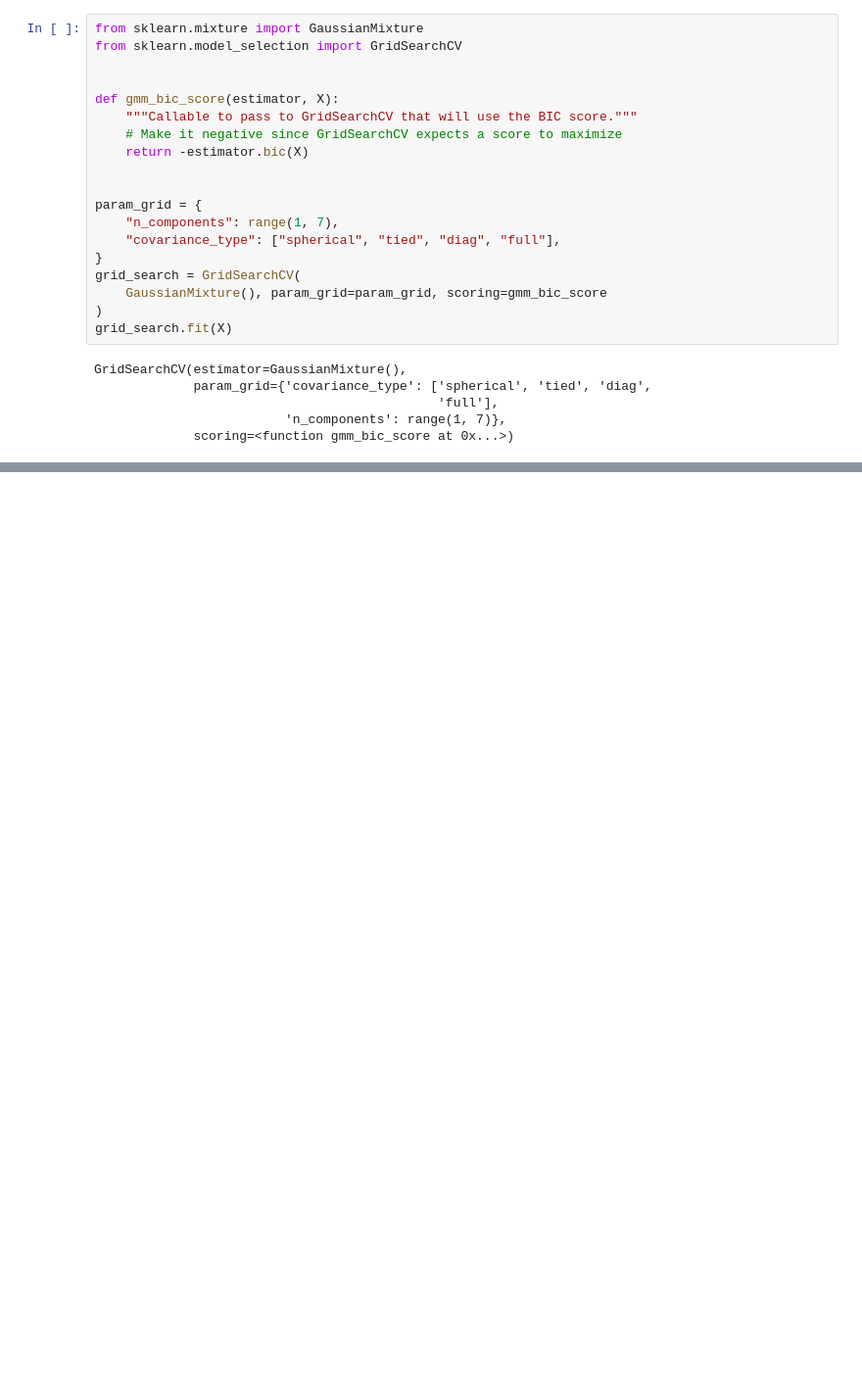
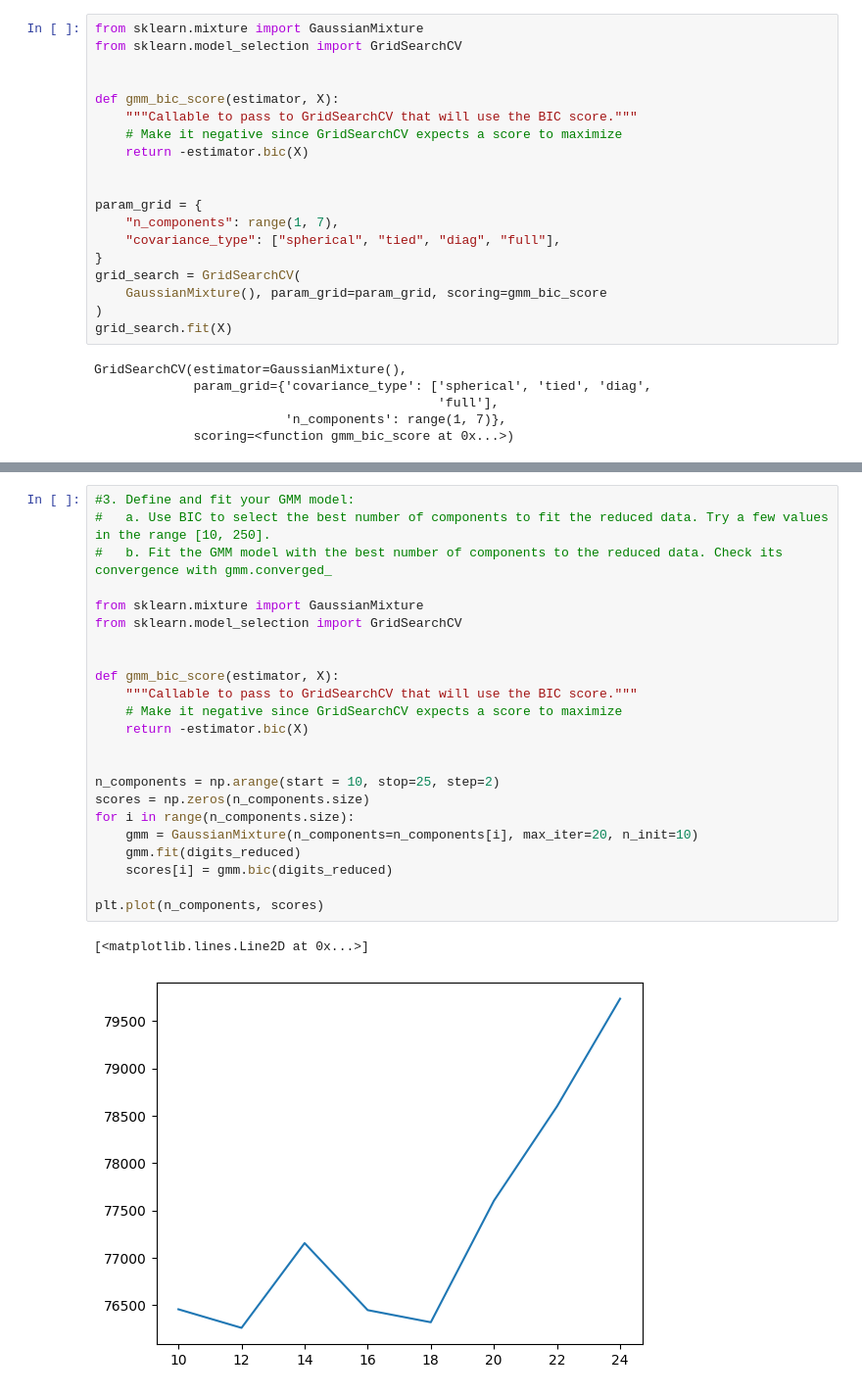
Before and after one commit to giulionenna/ML_DL_LABS, a Jupyter notebook: Lab2/ML_DL_Lab2.ipynb, the cells around one changed output, grey strips where cells are left out. Shown at 98% size. Saved outputs shown, nothing was run; the diff lists cells and outputs as text; blank space fills up the shorter version.

```diff
--- a/Lab2/ML_DL_Lab2.ipynb
+++ b/Lab2/ML_DL_Lab2.ipynb
@@ -244,0 +274,26 @@ plt.show()
+# %%
+#3. Define and fit your GMM model:
+#   a. Use BIC to select the best number of components to fit the reduced data. Try a few values in the range [10, 250].
+#   b. Fit the GMM model with the best number of components to the reduced data. Check its convergence with gmm.converged_
+
+from sklearn.mixture import GaussianMixture
+from sklearn.model_selection import GridSearchCV
+
+
+def gmm_bic_score(estimator, X):
+    """Callable to pass to GridSearchCV that will use the BIC score."""
+    # Make it negative since GridSearchCV expects a score to maximize
+    return -estimator.bic(X)
+
+
+n_components = np.arange(start = 10, stop=25, step=2)
+scores = np.zeros(n_components.size)
+for i in range(n_components.size):
+    gmm = GaussianMixture(n_components=n_components[i], max_iter=20, n_init=10)
+    gmm.fit(digits_reduced)
+    scores[i] = gmm.bic(digits_reduced)
+
+plt.plot(n_components, scores)
+# %% [output]
+[<matplotlib.lines.Line2D at 0x...>]
+[figure, added]
```
Also changed, not shown: parts of 10 cells of this notebook, 3 other files.
